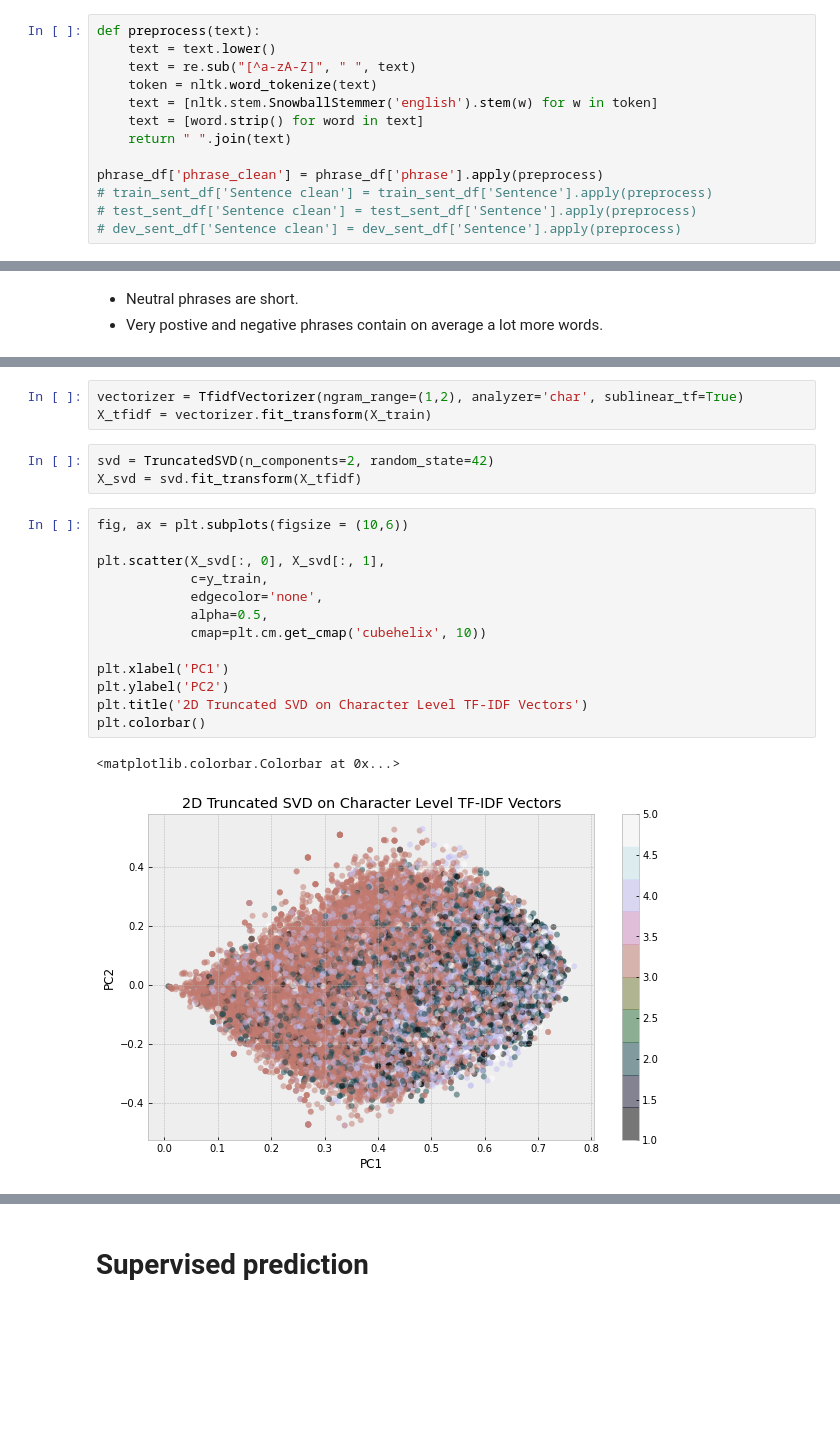
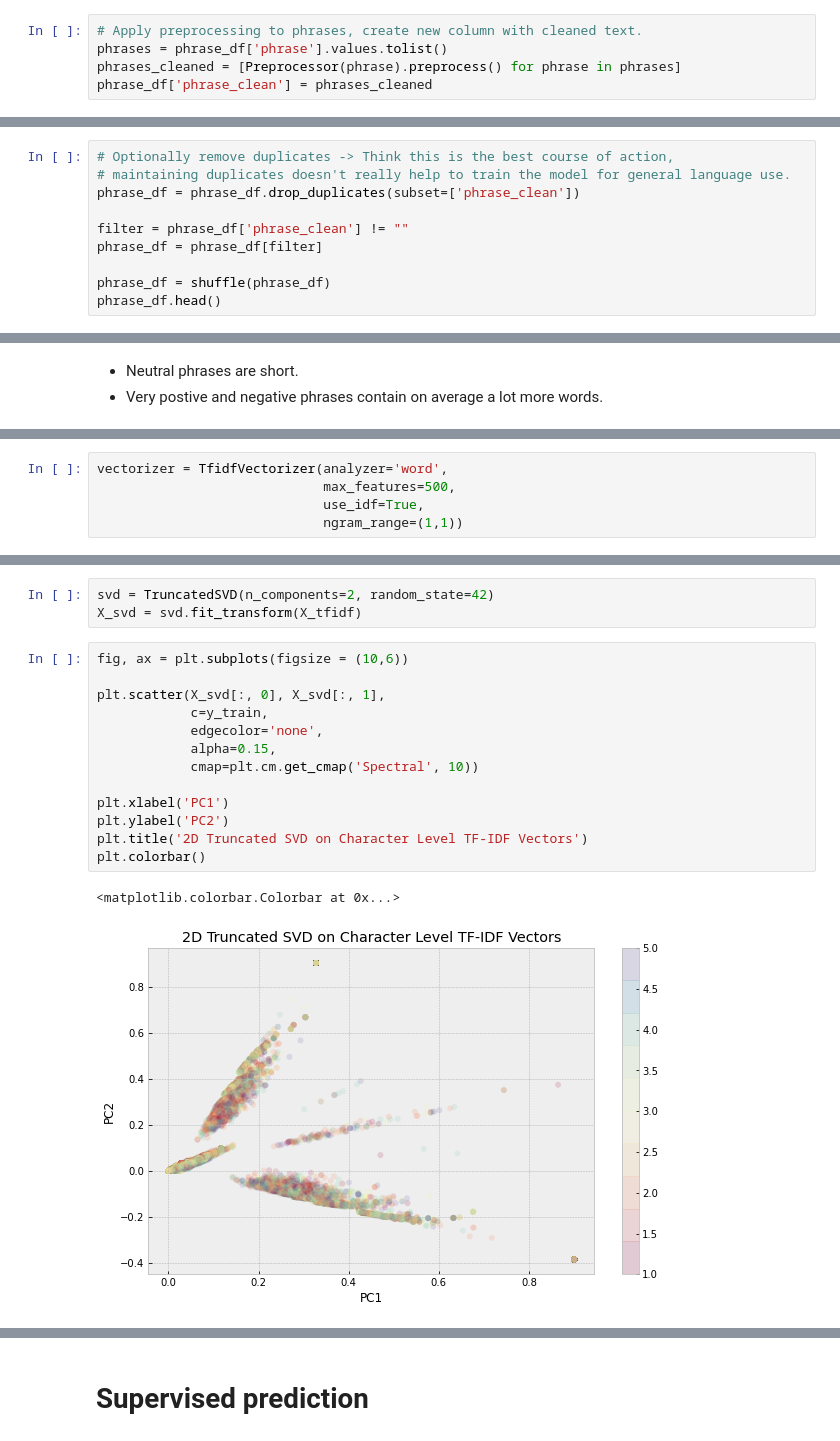
Before and after one commit to oaarnikoivu/dme-sentiment, a Jupyter notebook: dme_cw/Mini Project.ipynb, the cells around one changed output, grey strips where cells are left out. Drawn from its saved outputs; the diff is of its cells as text; blank space fills up the shorter version.

```diff
--- a/dme_cw/Mini Project.ipynb
+++ b/dme_cw/Mini Project.ipynb
@@ -109,16 +205,8 @@ dev_sent_df = read_data('dev')
-# %%
-def preprocess(text):
-    text = text.lower()
-    text = re.sub("[^a-zA-Z]", " ", text)
-    token = nltk.word_tokenize(text)
-    text = [nltk.stem.SnowballStemmer('english').stem(w) for w in token]
-    text = [word.strip() for word in text]
-    return " ".join(text)
-
-phrase_df['phrase_clean'] = phrase_df['phrase'].apply(preprocess)
-# train_sent_df['Sentence clean'] = train_sent_df['Sentence'].apply(preprocess)
-# test_sent_df['Sentence clean'] = test_sent_df['Sentence'].apply(preprocess)
-# dev_sent_df['Sentence clean'] = dev_sent_df['Sentence'].apply(preprocess)
+# %%
+# Apply preprocessing to phrases, create new column with cleaned text.
+phrases = phrase_df['phrase'].values.tolist()
+phrases_cleaned = [Preprocessor(phrase).preprocess() for phrase in phrases]
+phrase_df['phrase_clean'] = phrases_cleaned
 # %%
 phrase_df.head()
 # %% [output]
@@ -133,0 +219,10 @@ phrase_df = phrase_df[filter]
+# %%
+# Optionally remove duplicates -> Think this is the best course of action,
+# maintaining duplicates doesn't really help to train the model for general language use.
+phrase_df = phrase_df.drop_duplicates(subset=['phrase_clean'])
+
+filter = phrase_df['phrase_clean'] != ""
+phrase_df = phrase_df[filter]
+
+phrase_df = shuffle(phrase_df)
+phrase_df.head()
@@ -295,0 +404,5 @@ Name: word_count, dtype: int64
+# %%
+vectorizer = TfidfVectorizer(analyzer='word',
+                             max_features=500,
+                             use_idf=True,
+                             ngram_range=(1,1))
@@ -298,25 +413,22 @@ Name: word_count, dtype: int64
-# %%
-vectorizer = TfidfVectorizer(ngram_range=(1,2), analyzer='char', sublinear_tf=True)
-X_tfidf = vectorizer.fit_transform(X_train)
 # %%
 svd = TruncatedSVD(n_components=2, random_state=42)
 X_svd = svd.fit_transform(X_tfidf)
 # %%
 fig, ax = plt.subplots(figsize = (10,6))
 
 plt.scatter(X_svd[:, 0], X_svd[:, 1],
             c=y_train,
             edgecolor='none',
-            alpha=0.5,
-            cmap=plt.cm.get_cmap('cubehelix', 10))
+            alpha=0.15,
+            cmap=plt.cm.get_cmap('Spectral', 10))
 
 plt.xlabel('PC1')
 plt.ylabel('PC2')
 plt.title('2D Truncated SVD on Character Level TF-IDF Vectors')
 plt.colorbar()
 # %% [output]
 <matplotlib.colorbar.Colorbar at 0x...>
-[figure, old version]
+[figure, new version]
 # %%
 tsvd = TruncatedSVD(n_components=X_tfidf.shape[1]-1)
 X_svd = tsvd.fit(X_tfidf)
```
Also changed, not shown: parts of 49 cells of this notebook.
